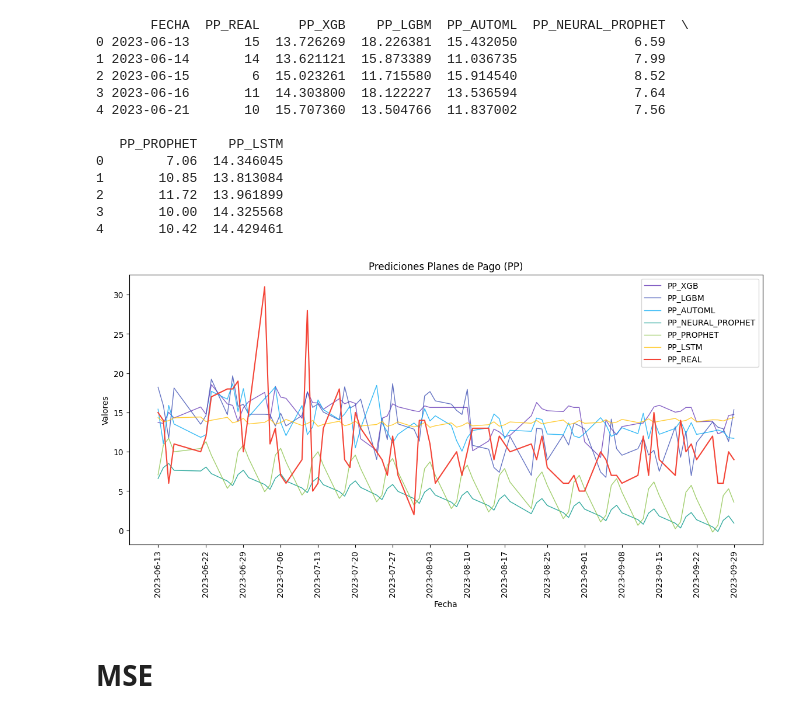
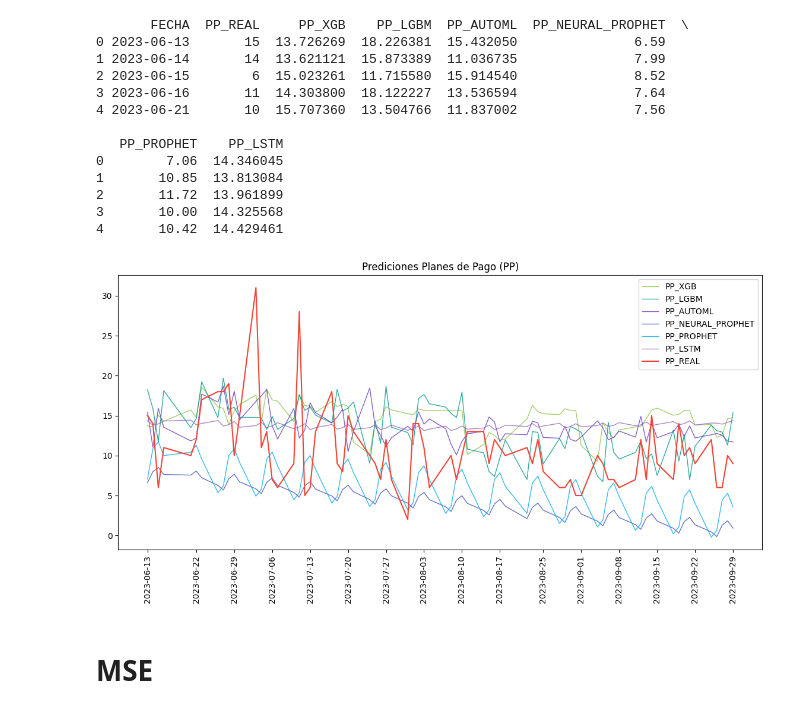
Before and after one commit to ferdcoz/mcd-ast, a Jupyter notebook: TP2/Codigo/Predicciones/PREDICCIONES_TP2.ipynb, the cells around one changed output. Cells and saved outputs as stored; diff of their text form; code cells hidden in the pictures.

```diff
--- a/TP2/Codigo/Predicciones/PREDICCIONES_TP2.ipynb
+++ b/TP2/Codigo/Predicciones/PREDICCIONES_TP2.ipynb
@@ -204,32 +232,40 @@ pp_pred.set_index('FECHA', inplace=True)
 # %%
 
 # Graficar las series con colores diferentes
 plt.figure(figsize=(14, 6))  # Tamaño de la figura
 # '#03a9f4', '#08cad1', '#42d6a4', '#f8f38d', '#ffb480'] ##8bc34a ##ffeb3b ##ff9800
 
+#xgboost 8bc34a
+#lightgbm 009688
+#automl 673ab7
+#neuralpro 3f51b5
+
+#prophet 03a9f4
+#lstm 9467bd
+
 
 # Graficar cada serie con un color distinto
-plt.plot(pp_pred['PP_XGB'], label='PP_XGB', color='#673ab7', linewidth=1, alpha=0.8) #925C91
-plt.plot(pp_pred['PP_LGBM'], label='PP_LGBM', color='#3f51b5', linewidth=1, alpha=0.8) #EFE978
-plt.plot(pp_pred['PP_AUTOML'], label='PP_AUTOML', color='#03a9f4', linewidth=1, alpha=0.8) #58508d
-plt.plot(pp_pred['PP_NEURAL_PROPHET'], label='PP_NEURAL_PROPHET', color='#009688', linewidth=1, alpha=0.8)
-plt.plot(pp_pred['PP_PROPHET'], label='PP_PROPHET', color='#8bc34a', linewidth=1, alpha=0.8)
-plt.plot(pp_pred['PP_LSTM'], label='PP_LSTM', color='#ffc107', linewidth=1, alpha=0.8)
+plt.plot(pp_pred['PP_XGB'], label='PP_XGB', color='#8bc34a', linewidth=1, alpha=0.8) #925C91
+plt.plot(pp_pred['PP_LGBM'], label='PP_LGBM', color='#009688', linewidth=1, alpha=0.8) #EFE978
+plt.plot(pp_pred['PP_AUTOML'], label='PP_AUTOML', color='#673ab7', linewidth=1, alpha=0.8) #58508d
+plt.plot(pp_pred['PP_NEURAL_PROPHET'], label='PP_NEURAL_PROPHET', color='#3f51b5', linewidth=1, alpha=0.8)
+plt.plot(pp_pred['PP_PROPHET'], label='PP_PROPHET', color='#03a9f4', linewidth=1, alpha=0.8)
+plt.plot(pp_pred['PP_LSTM'], label='PP_LSTM', color='#9467bd', linewidth=1, alpha=0.8)
 
 plt.plot(pp_pred['PP_REAL'], label='PP_REAL', color='#f44336', linewidth=1.5)
 ticks = wapp_pred.index[::5]
 plt.xticks(ticks, rotation=90)
 
 # Agregar etiquetas y leyenda
-plt.xlabel('Fecha')
-plt.ylabel('Valores')
+#plt.xlabel('Fecha')
+#plt.ylabel('Valores')
 plt.title('Prediciones Planes de Pago (PP)')
 plt.legend()
 
 # Mostrar el gráfico
 plt.show()
 # %% [output]
-[figure, old version]
+[figure, new version]
 # %% [markdown]
 # **MSE**
 # %%
```
Also changed, not shown: parts of 5 cells of this notebook, 3 other files.
